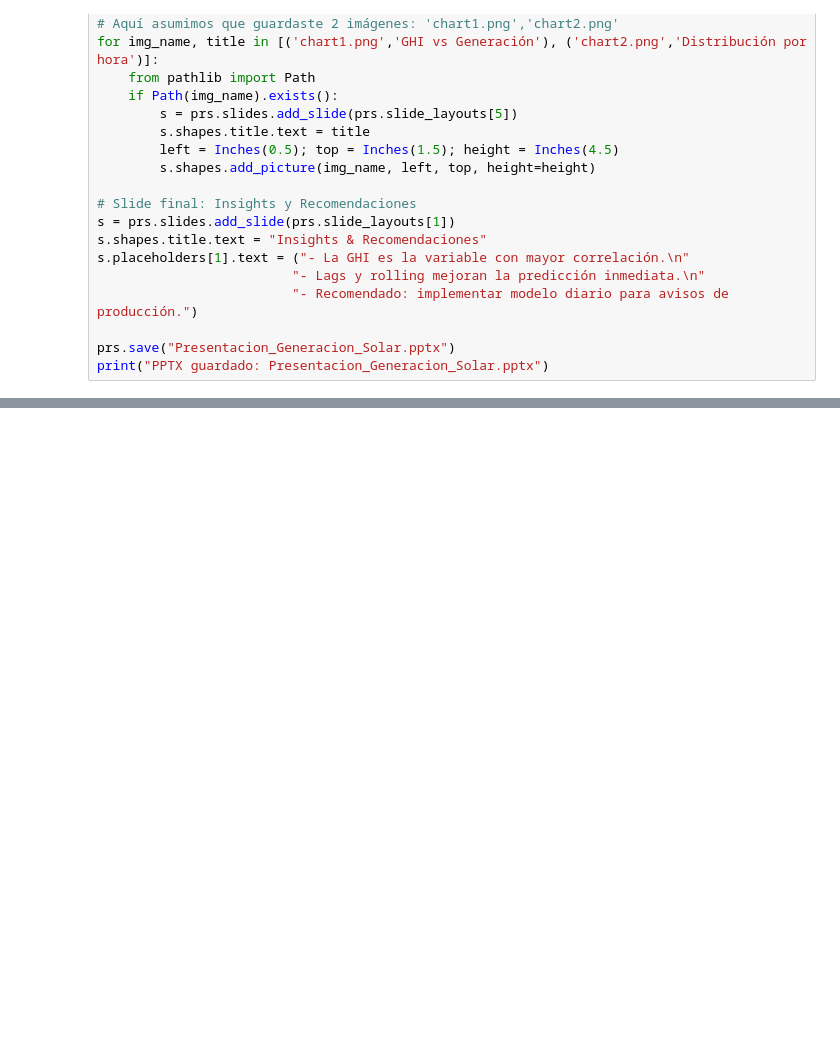
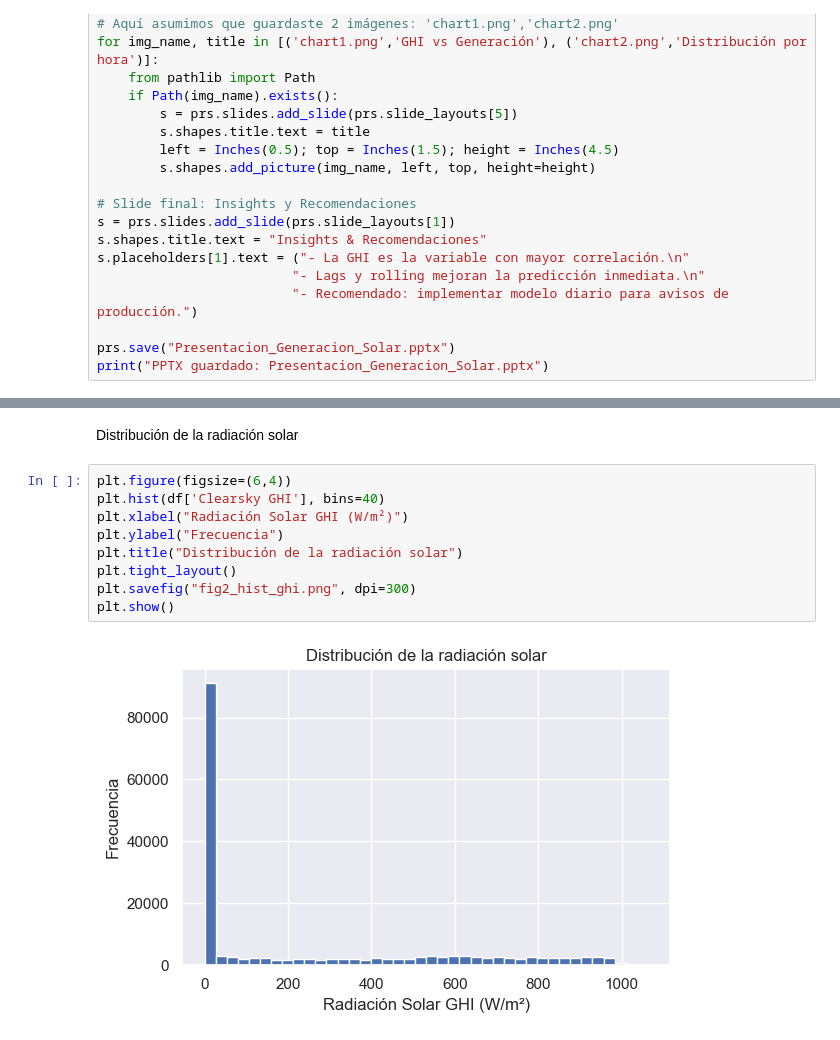
Before and after one commit to Pelado91/Proyecto-Data-Science-II, a Jupyter notebook: Generacion_Solar_Metzler.ipynb, the cells around one changed output, grey strips where cells are left out. Saved outputs shown, nothing was run; the diff lists cells and outputs as text; blank space fills up the shorter version.

```diff
--- a/Generacion_Solar_Metzler.ipynb
+++ b/Generacion_Solar_Metzler.ipynb
@@ -675,0 +700,13 @@ A partir del análisis exploratorio realizado sobre el dataset de generación so
+# %% [markdown]
+Distribución de la radiación solar
+# %%
+plt.figure(figsize=(6,4))
+plt.hist(df['Clearsky GHI'], bins=40)
+plt.xlabel("Radiación Solar GHI (W/m²)")
+plt.ylabel("Frecuencia")
+plt.title("Distribución de la radiación solar")
+plt.tight_layout()
+plt.savefig("fig2_hist_ghi.png", dpi=300)
+plt.show()
+# %% [output]
+[figure, added]
```
Also changed, not shown: parts of 24 cells of this notebook.
